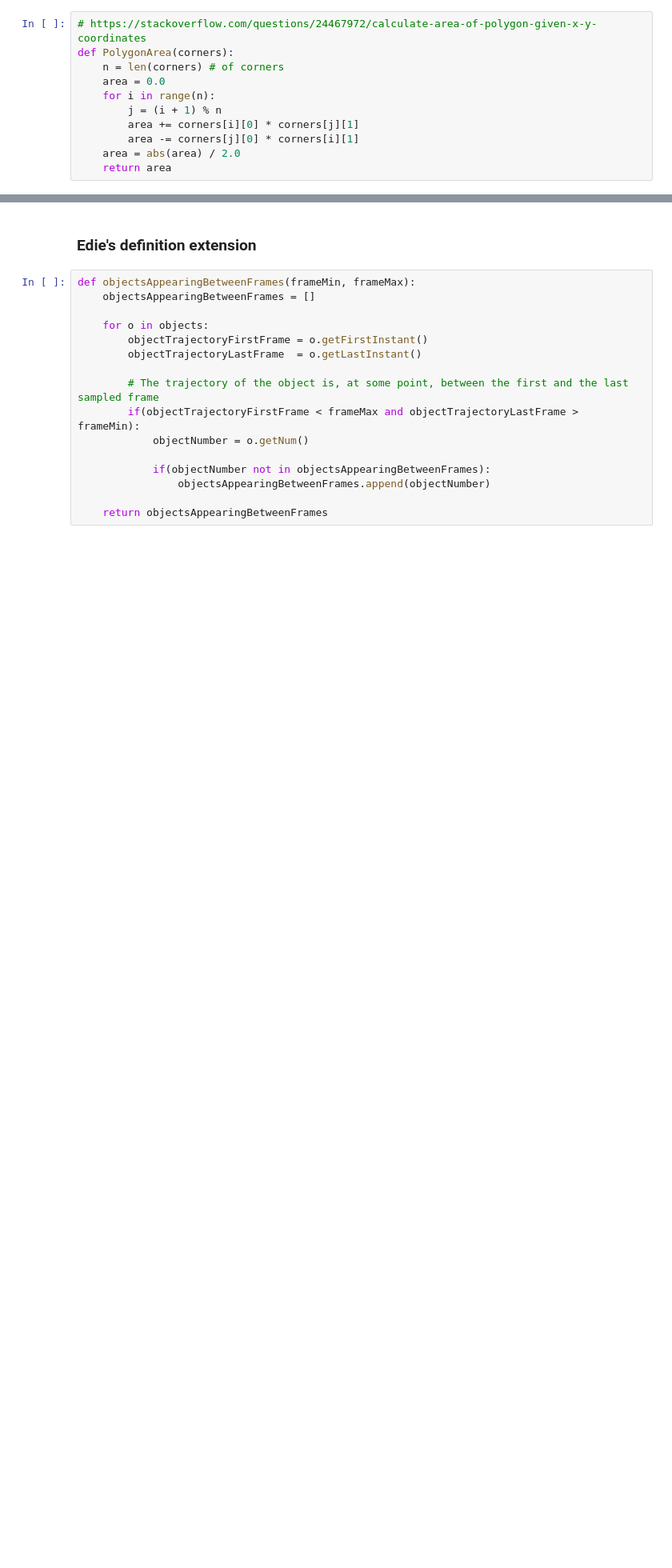
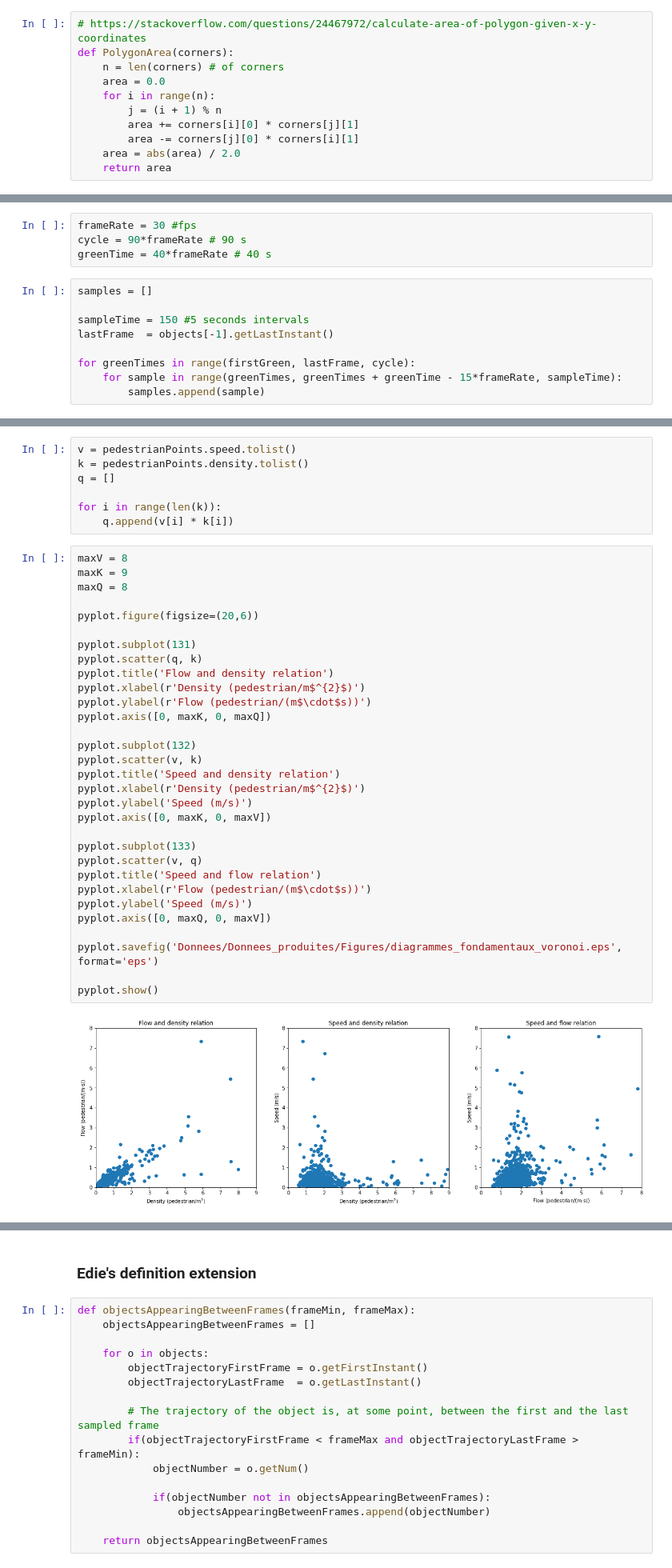
Before and after one commit to FinestStone/CIV6705, a Jupyter notebook: Projet/Projet.ipynb, the cells around one changed output, grey strips where cells are left out. Shown: that part at 80% size. Cells and saved outputs as stored; diff of their text form; blank space fills up the shorter version.

Commit message:
Voronoi fully working

```diff
--- a/Projet/Projet.ipynb
+++ b/Projet/Projet.ipynb
@@ -193,0 +457,13 @@ pyplot.show()
+# %%
+frameRate = 30 #fps
+cycle = 90*frameRate # 90 s
+greenTime = 40*frameRate # 40 s
+# %%
+samples = []
+
+sampleTime = 150 #5 seconds intervals
+lastFrame  = objects[-1].getLastInstant()
+
+for greenTimes in range(firstGreen, lastFrame, cycle):
+    for sample in range(greenTimes, greenTimes + greenTime - 15*frameRate, sampleTime):
+        samples.append(sample)
@@ -193,0 +496,40 @@ pyplot.show()
+# %%
+v = pedestrianPoints.speed.tolist()
+k = pedestrianPoints.density.tolist()
+q = []
+
+for i in range(len(k)):
+    q.append(v[i] * k[i])
+# %%
+maxV = 8
+maxK = 9
+maxQ = 8
+
+pyplot.figure(figsize=(20,6))
+
+pyplot.subplot(131)
+pyplot.scatter(q, k)
+pyplot.title('Flow and density relation')
+pyplot.xlabel(r'Density (pedestrian/m$^{2}$)')
+pyplot.ylabel(r'Flow (pedestrian/(m$\cdot$s))')
+pyplot.axis([0, maxK, 0, maxQ])
+
+pyplot.subplot(132)
+pyplot.scatter(v, k)
+pyplot.title('Speed and density relation')
+pyplot.xlabel(r'Density (pedestrian/m$^{2}$)')
+pyplot.ylabel('Speed (m/s)')
+pyplot.axis([0, maxK, 0, maxV])
+
+pyplot.subplot(133)
+pyplot.scatter(v, q)
+pyplot.title('Speed and flow relation')
+pyplot.xlabel(r'Flow (pedestrian/(m$\cdot$s))')
+pyplot.ylabel('Speed (m/s)')
+pyplot.axis([0, maxQ, 0, maxV])
+
+pyplot.savefig('Donnees/Donnees_produites/Figures/diagrammes_fondamentaux_voronoi.eps', format='eps')
+
+pyplot.show()
+# %% [output]
+[figure, added]
```
Also changed, not shown: parts of 38 cells of this notebook.
